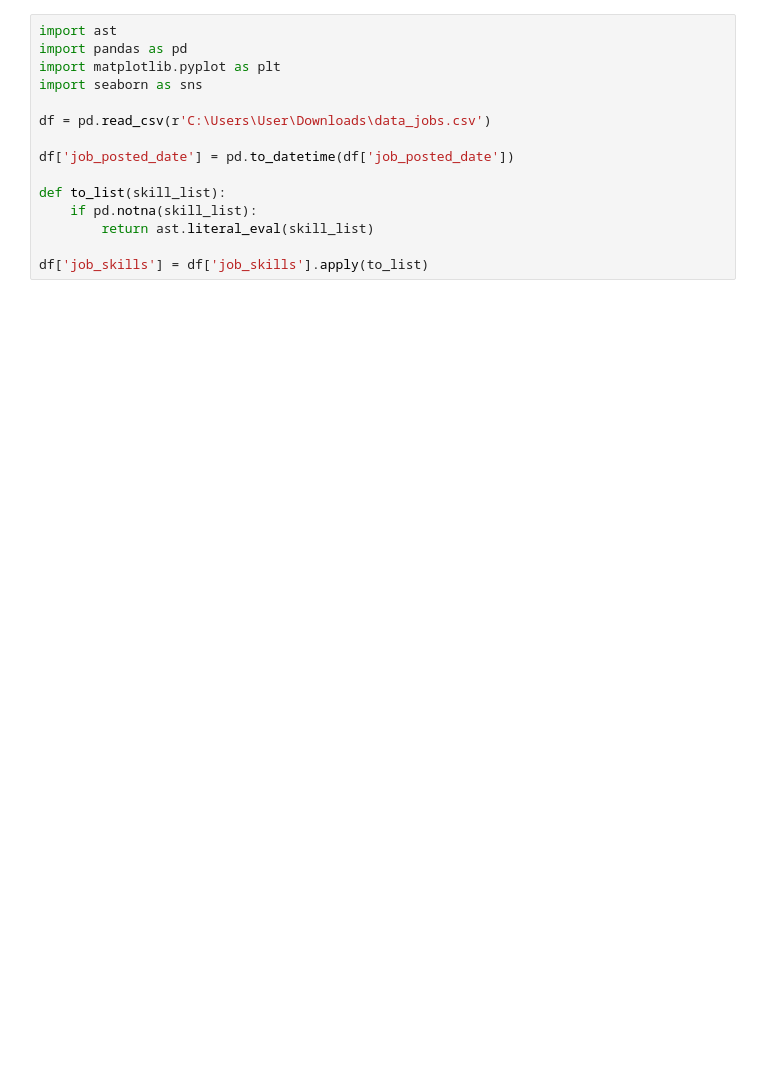
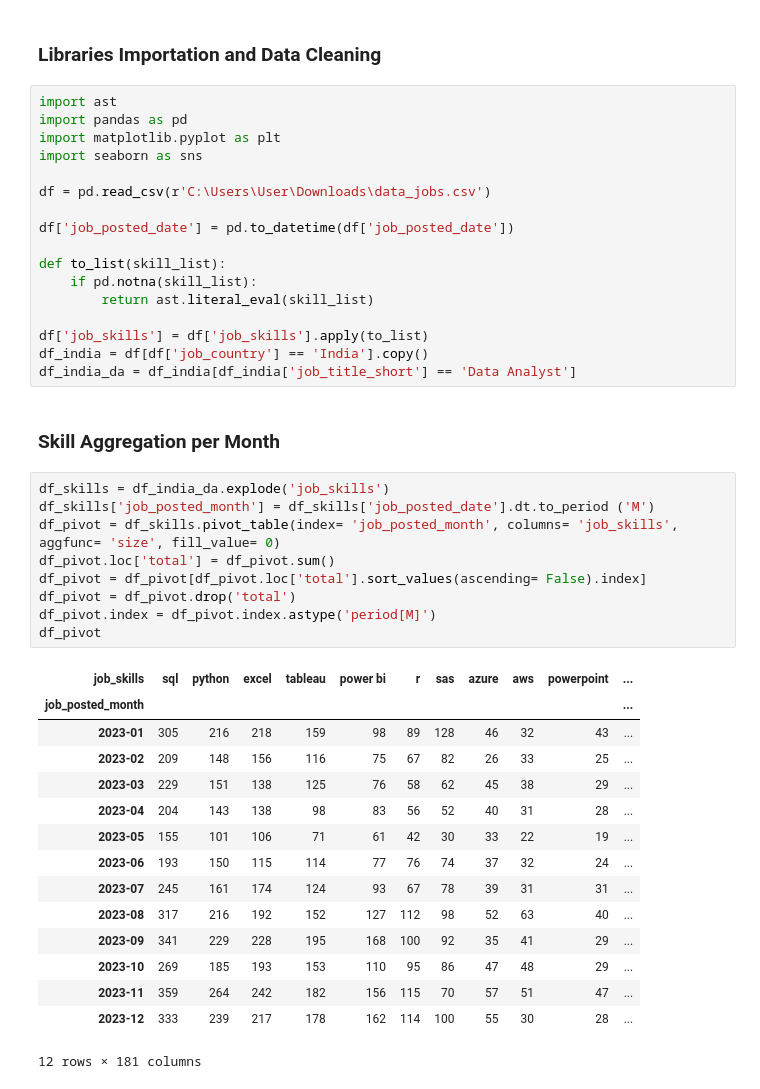
Before and after one commit to Naheem1234/Job_Market_Skills_Analysis_Python, a Jupyter notebook: skills_trend.ipynb, the cells around one changed output. Drawn from its saved outputs; the diff is of its cells as text; blank space fills up the shorter version.

```diff
--- a/skills_trend.ipynb
+++ b/skills_trend.ipynb
@@ -1,3 +8,5 @@
+# %% [markdown]
+### Libraries Importation and Data Cleaning
 # %%
 import ast
 import pandas as pd
@@ -13,3 +22,32 @@ def to_list(skill_list):
         return ast.literal_eval(skill_list)
 
 df['job_skills'] = df['job_skills'].apply(to_list)
+df_india = df[df['job_country'] == 'India'].copy()
+df_india_da = df_india[df_india['job_title_short'] == 'Data Analyst']
+# %% [markdown]
+### Skill Aggregation per Month
+# %%
+df_skills = df_india_da.explode('job_skills')
+df_skills['job_posted_month'] = df_skills['job_posted_date'].dt.to_period ('M')
+df_pivot = df_skills.pivot_table(index= 'job_posted_month', columns= 'job_skills', aggfunc= 'size', fill_value= 0)
+df_pivot.loc['total'] = df_pivot.sum()
+df_pivot = df_pivot[df_pivot.loc['total'].sort_values(ascending= False).index]
+df_pivot = df_pivot.drop('total')
+df_pivot.index = df_pivot.index.astype('period[M]')
+df_pivot
+# %% [output]
+| job_skills | sql | python | excel | tableau | power bi | r | sas | azure | aws | powerpoint | ... |
+| job_posted_month |  |  |  |  |  |  |  |  |  |  | ... |
+| 2023-01 | 305 | 216 | 218 | 159 | 98 | 89 | 128 | 46 | 32 | 43 | ... |
+| 2023-02 | 209 | 148 | 156 | 116 | 75 | 67 | 82 | 26 | 33 | 25 | ... |
+| 2023-03 | 229 | 151 | 138 | 125 | 76 | 58 | 62 | 45 | 38 | 29 | ... |
+| 2023-04 | 204 | 143 | 138 | 98 | 83 | 56 | 52 | 40 | 31 | 28 | ... |
+| 2023-05 | 155 | 101 | 106 | 71 | 61 | 42 | 30 | 33 | 22 | 19 | ... |
+| 2023-06 | 193 | 150 | 115 | 114 | 77 | 76 | 74 | 37 | 32 | 24 | ... |
+| 2023-07 | 245 | 161 | 174 | 124 | 93 | 67 | 78 | 39 | 31 | 31 | ... |
+| 2023-08 | 317 | 216 | 192 | 152 | 127 | 112 | 98 | 52 | 63 | 40 | ... |
+| 2023-09 | 341 | 229 | 228 | 195 | 168 | 100 | 92 | 35 | 41 | 29 | ... |
+| 2023-10 | 269 | 185 | 193 | 153 | 110 | 95 | 86 | 47 | 48 | 29 | ... |
+| 2023-11 | 359 | 264 | 242 | 182 | 156 | 115 | 70 | 57 | 51 | 47 | ... |
+| 2023-12 | 333 | 239 | 217 | 178 | 162 | 114 | 100 | 55 | 30 | 28 | ... |
+12 rows × 181 columns
```
Also changed, not shown: parts of 5 cells of this notebook, 9 other files.
